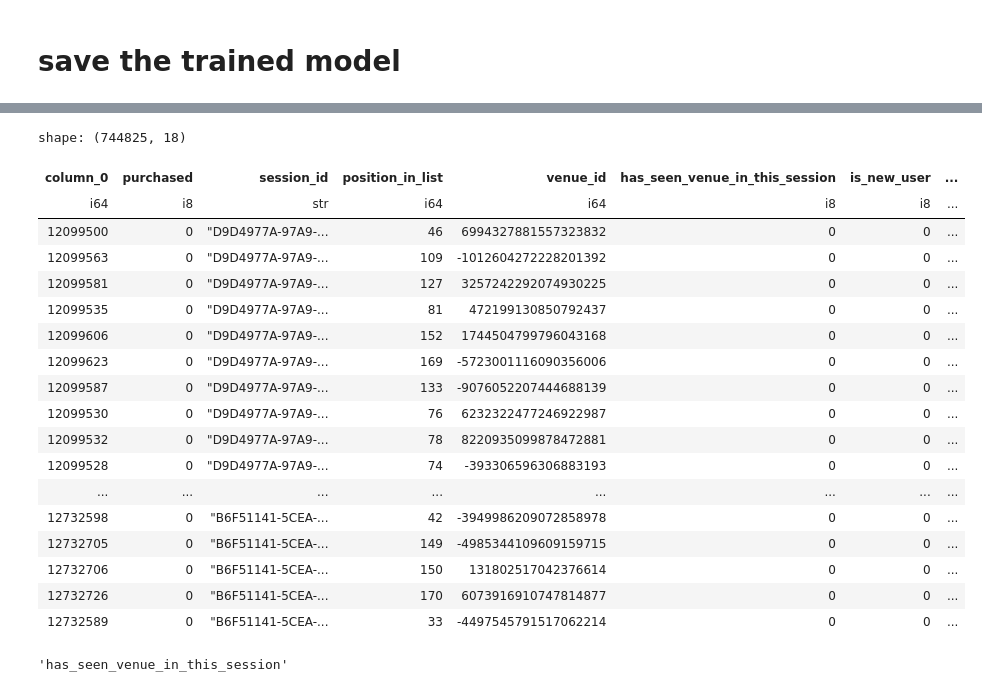
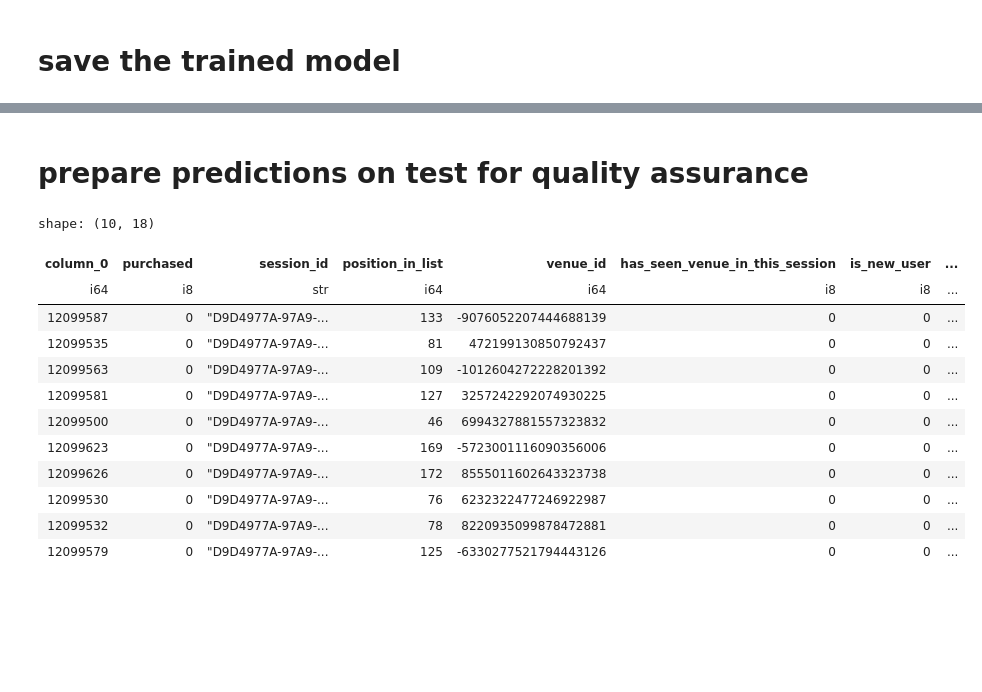
Before and after one commit to ra312/personalization, a Jupyter notebook: notebooks/train.ipynb, the cells around one changed output, grey strips where cells are left out. Saved outputs shown, nothing was run; the diff lists cells and outputs as text; code cells hidden in the pictures; blank space fills up the shorter version.

```diff
--- a/notebooks/train.ipynb
+++ b/notebooks/train.ipynb
@@ -331,29 +335,21 @@ def calculate_ndcg_score(y_true: pl.Series, y_pred:pl.Series):
+# %% [markdown]
+# prepare predictions on test for quality assurance
 # %%
 predictions = generate_predictions(test_set, lgb_model, features_to_use=features)
 predictions_pl = pl.DataFrame(predictions)
+active_ranking_data = drop_sessions_with_no_interactions(predictions_pl)
+active_ranking_data.head(10)
+# %% [output]
+shape: (10, 18)
+| column_0 | purchased | session_id | position_in_list | venue_id | has_seen_venue_in_this_session | is_new_user | ... |
+| i64 | i8 | str | i64 | i64 | i8 | i8 | ... |
+| 12099587 | 0 | "D9D4977A-97A9-... | 133 | -9076052207444688139 | 0 | 0 | ... |
+| 12099535 | 0 | "D9D4977A-97A9-... | 81 | 472199130850792437 | 0 | 0 | ... |
+| 12099563 | 0 | "D9D4977A-97A9-... | 109 | -1012604272228201392 | 0 | 0 | ... |
+| 12099581 | 0 | "D9D4977A-97A9-... | 127 | 3257242292074930225 | 0 | 0 | ... |
+| 12099500 | 0 | "D9D4977A-97A9-... | 46 | 6994327881557323832 | 0 | 0 | ... |
+| 12099623 | 0 | "D9D4977A-97A9-... | 169 | -5723001116090356006 | 0 | 0 | ... |
+| 12099626 | 0 | "D9D4977A-97A9-... | 172 | 8555011602643323738 | 0 | 0 | ... |
+| 12099530 | 0 | "D9D4977A-97A9-... | 76 | 6232322477246922987 | 0 | 0 | ... |
+| 12099532 | 0 | "D9D4977A-97A9-... | 78 | 8220935099878472881 | 0 | 0 | ... |
+| 12099579 | 0 | "D9D4977A-97A9-... | 125 | -6330277521794443126 | 0 | 0 | ... |
-# %%
-predictions_pl
-# %% [output]
-shape: (744825, 18)
-| column_0 | purchased | session_id | position_in_list | venue_id | has_seen_venue_in_this_session | is_new_user | ... |
-| i64 | i8 | str | i64 | i64 | i8 | i8 | ... |
-| 12099500 | 0 | "D9D4977A-97A9-... | 46 | 6994327881557323832 | 0 | 0 | ... |
-| 12099563 | 0 | "D9D4977A-97A9-... | 109 | -1012604272228201392 | 0 | 0 | ... |
-| 12099581 | 0 | "D9D4977A-97A9-... | 127 | 3257242292074930225 | 0 | 0 | ... |
-| 12099535 | 0 | "D9D4977A-97A9-... | 81 | 472199130850792437 | 0 | 0 | ... |
-| 12099606 | 0 | "D9D4977A-97A9-... | 152 | 1744504799796043168 | 0 | 0 | ... |
-| 12099623 | 0 | "D9D4977A-97A9-... | 169 | -5723001116090356006 | 0 | 0 | ... |
-| 12099587 | 0 | "D9D4977A-97A9-... | 133 | -9076052207444688139 | 0 | 0 | ... |
-| 12099530 | 0 | "D9D4977A-97A9-... | 76 | 6232322477246922987 | 0 | 0 | ... |
-| 12099532 | 0 | "D9D4977A-97A9-... | 78 | 8220935099878472881 | 0 | 0 | ... |
-| 12099528 | 0 | "D9D4977A-97A9-... | 74 | -393306596306883193 | 0 | 0 | ... |
-| ... | ... | ... | ... | ... | ... | ... | ... |
-| 12732598 | 0 | "B6F51141-5CEA-... | 42 | -3949986209072858978 | 0 | 0 | ... |
-| 12732705 | 0 | "B6F51141-5CEA-... | 149 | -4985344109609159715 | 0 | 0 | ... |
-| 12732706 | 0 | "B6F51141-5CEA-... | 150 | 131802517042376614 | 0 | 0 | ... |
-| 12732726 | 0 | "B6F51141-5CEA-... | 170 | 6073916910747814877 | 0 | 0 | ... |
-| 12732589 | 0 | "B6F51141-5CEA-... | 33 | -4497545791517062214 | 0 | 0 | ... |
-# %%
-"has_seen_venue_in_this_session"
-# %% [output]
-'has_seen_venue_in_this_session'
```
Also changed, not shown: parts of 42 cells of this notebook.
